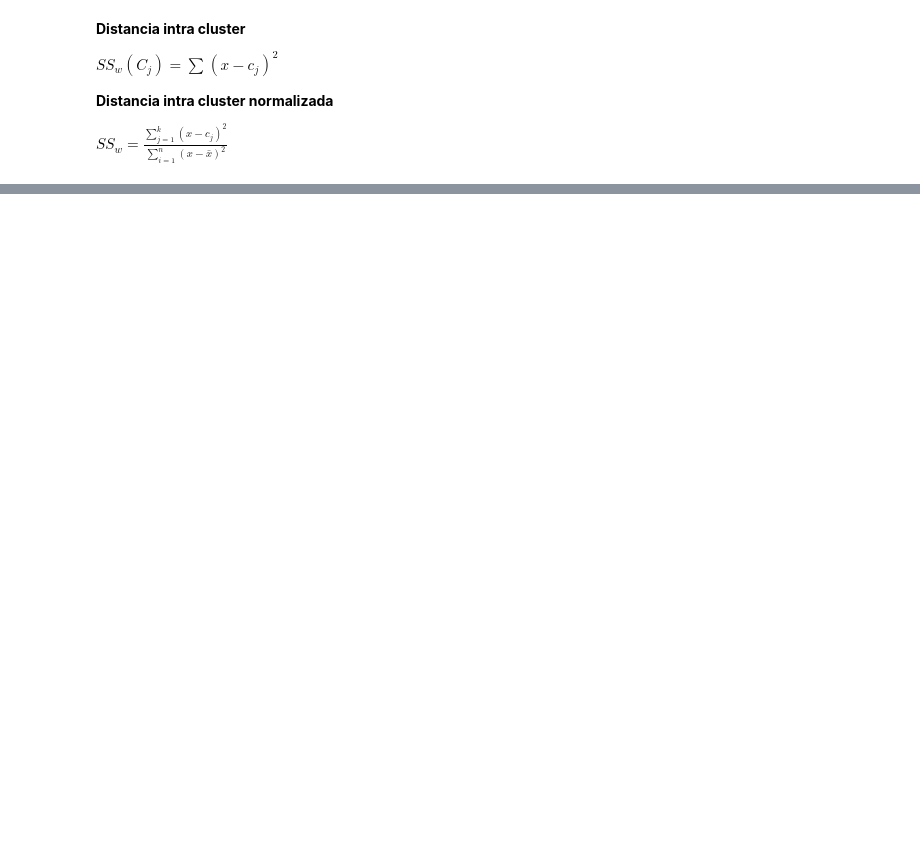
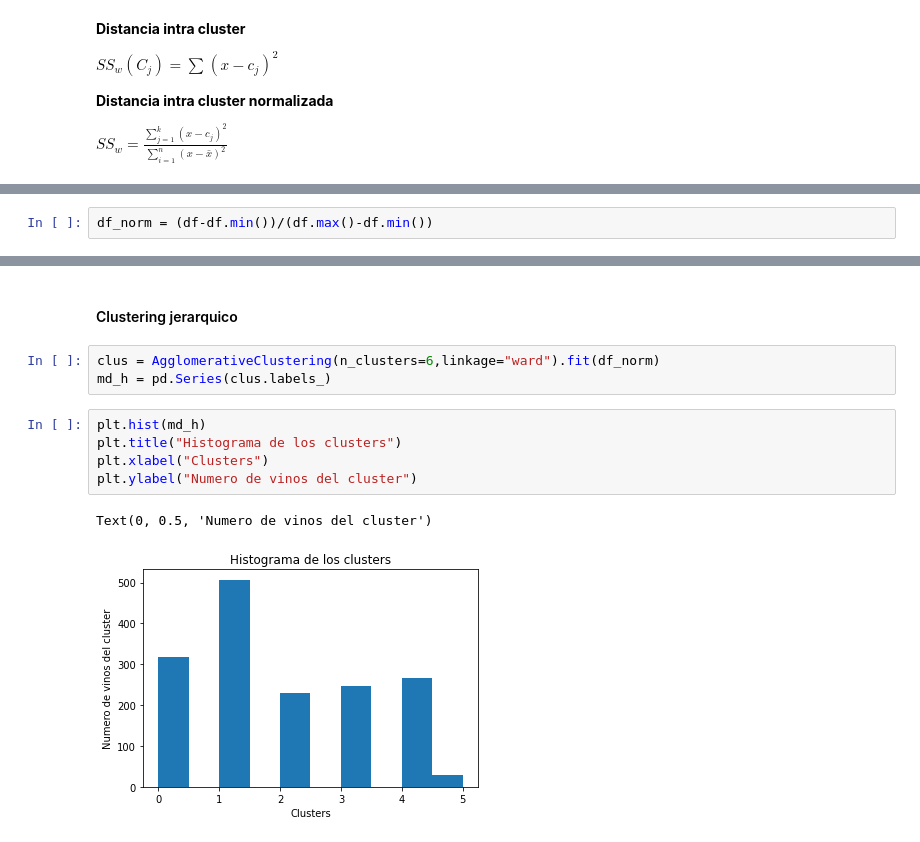
Before and after one commit to LinaTobon/ML_Couse_Udemy, a Jupyter notebook: Clustering/K-means.ipynb, the cells around one changed output, grey strips where cells are left out. Drawn from its saved outputs; the diff is of its cells as text; blank space fills up the shorter version.

```diff
--- a/Clustering/K-means.ipynb
+++ b/Clustering/K-means.ipynb
@@ -27,0 +123,2 @@ $SS_{w} = \frac{\sum_{j=1}^{k}(x-c_{j})^{2}}{\sum_{i=1}^{n}(x-\bar{x})^{2} }$
+# %%
+df_norm = (df-df.min())/(df.max()-df.min())
@@ -27,0 +137,13 @@ $SS_{w} = \frac{\sum_{j=1}^{k}(x-c_{j})^{2}}{\sum_{i=1}^{n}(x-\bar{x})^{2} }$
+# %% [markdown]
+#### Clustering jerarquico
+# %%
+clus = AgglomerativeClustering(n_clusters=6,linkage="ward").fit(df_norm)
+md_h = pd.Series(clus.labels_)
+# %%
+plt.hist(md_h)
+plt.title("Histograma de los clusters")
+plt.xlabel("Clusters")
+plt.ylabel("Numero de vinos del cluster")
+# %% [output]
+Text(0, 0.5, 'Numero de vinos del cluster')
+[figure, added]
```
Also changed, not shown: parts of 27 cells of this notebook.
